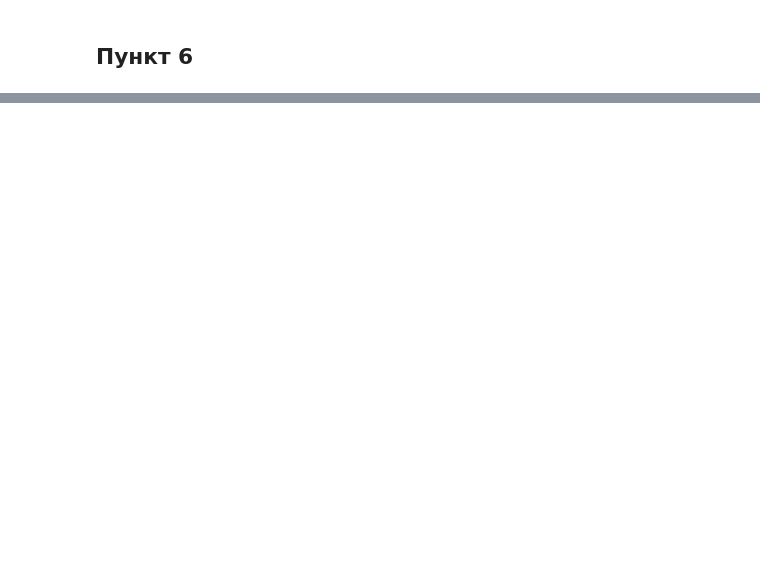
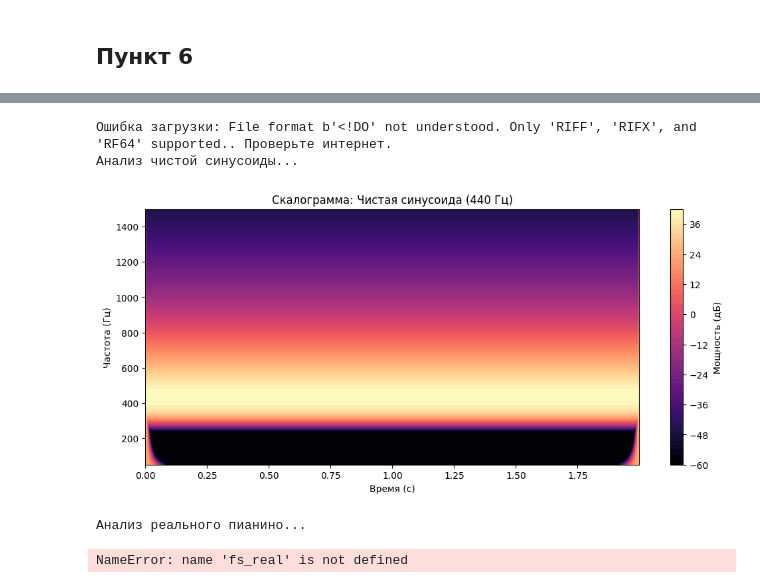
Before and after one commit to KamenevIvan/DPoS, a Jupyter notebook: lab5.ipynb, the cells around one changed output, grey strips where cells are left out. Saved outputs shown, nothing was run; the diff lists cells and outputs as text; code cells hidden in the pictures; blank space fills up the shorter version.

```diff
--- a/lab5.ipynb
+++ b/lab5.ipynb
@@ -511,0 +512,80 @@ print("\nГотово! Файлы сохранены.")
+# %%
+import numpy as np
+import matplotlib.pyplot as plt
+import requests
+from scipy.io import wavfile
+from io import BytesIO
+from scipy.fft import fft, ifft, next_fast_len
+
+# 1. ПАРАМЕТРЫ И ГЕНЕРАЦИЯ ЧИСТОЙ НОТЫ (440 Гц)
+fs = 44100
+dur = 2.0
+t = np.arange(0, dur, 1/fs)
+pure_note = np.sin(2 * np.pi * 440 * t)
+
+# 2. ЗАГРУЗКА РЕАЛЬНОГО ЗВУКА (Пианино, нота A4 - 440 Гц)
+# Используем открытый архив звуков
+url = "https://theremin.music.uiowa.edu/sound%20files/MIS/Piano_Notes/piano/Piano.ff.A4.wav"
+try:
+    response = requests.get(url, timeout=15)
+    fs_real, data_real = wavfile.read(BytesIO(response.content))
+
+    # Превращаем в моно и нормализуем
+    if len(data_real.shape) > 1:
+        data_real = np.mean(data_real, axis=1)
+    real_note = data_real.astype(np.float64)
+    real_note /= np.max(np.abs(real_note)) + 1e-8
+
+    # Обрезаем до 2 секунд, чтобы сравнение было честным
+    real_note = real_note[:int(fs_real * dur)]
+    t_real = np.arange(len(real_note)) / fs_real
+except Exception as e:
+    print(f"Ошибка загрузки: {e}. Проверьте интернет.")
+    real_note = pure_note # Фолбек
+
+# 3. ФУНКЦИИ ВЕЙВЛЕТОВ
+def build_spectrogram(signal, fs, title, wavelet_name="Morlet", max_freq=1500):
+    n = len(signal)
+    time = np.arange(n) / fs
+    frex = np.linspace(50, max_freq, 100) # Увеличим диапазон, чтобы увидеть гармоники
+    t_centered = (np.arange(n) - n//2) / fs
+
+    tf = np.zeros((len(frex), n))
+    nconv_fast = next_fast_len(n * 2 - 1)
+    sigX = fft(signal, nconv_fast)
+
+    for fi, f in enumerate(frex):
+        # Используем Morlet для лучшего частотного разрешения
+        sigma_sec = 6.0 / (2 * np.pi * f) # Параметр ширины (6 циклов)
+        g = np.exp(-t_centered**2 / (2 * sigma_sec**2))
+        wave = np.exp(1j * 2 * np.pi * f * t_centered) * g
+
+        waveX = fft(wave, nconv_fast)
+        convres = ifft(waveX * sigX)
+        half_wave = n // 2
+        tf[fi, :] = np.abs(convres[half_wave : half_wave + n]) ** 2
+
+    # Логарифмическая шкала (в децибелах), чтобы увидеть тихие гармоники
+    tf_db = 10 * np.log10(tf + 1e-6)
+
+    plt.figure(figsize=(12, 5))
+    plt.contourf(time, frex, tf_db, levels=50, cmap='magma')
+    plt.colorbar(label='Мощность (дБ)')
+    plt.title(title)
+    plt.ylabel('Частота (Гц)')
+    plt.xlabel('Время (с)')
+    plt.ylim(50, max_freq)
+    plt.show()
+
+# 4. ВИЗУАЛИЗАЦИЯ
+print("Анализ чистой синусоиды...")
+build_spectrogram(pure_note, fs, "Скалограмма: Чистая синусоида (440 Гц)")
+
+print("Анализ реального пианино...")
+build_spectrogram(real_note, fs_real, "Скалограмма: Реальное пианино (A4)")
+# %% [output]
+Ошибка загрузки: File format b'<!DO' not understood. Only 'RIFF', 'RIFX', and 'RF64' supported.. Проверьте интернет.
+Анализ чистой синусоиды...
+[figure, added]
+Анализ реального пианино...
+NameError: name 'fs_real' is not defined
```
Also changed, not shown: parts of 3 cells of this notebook.
